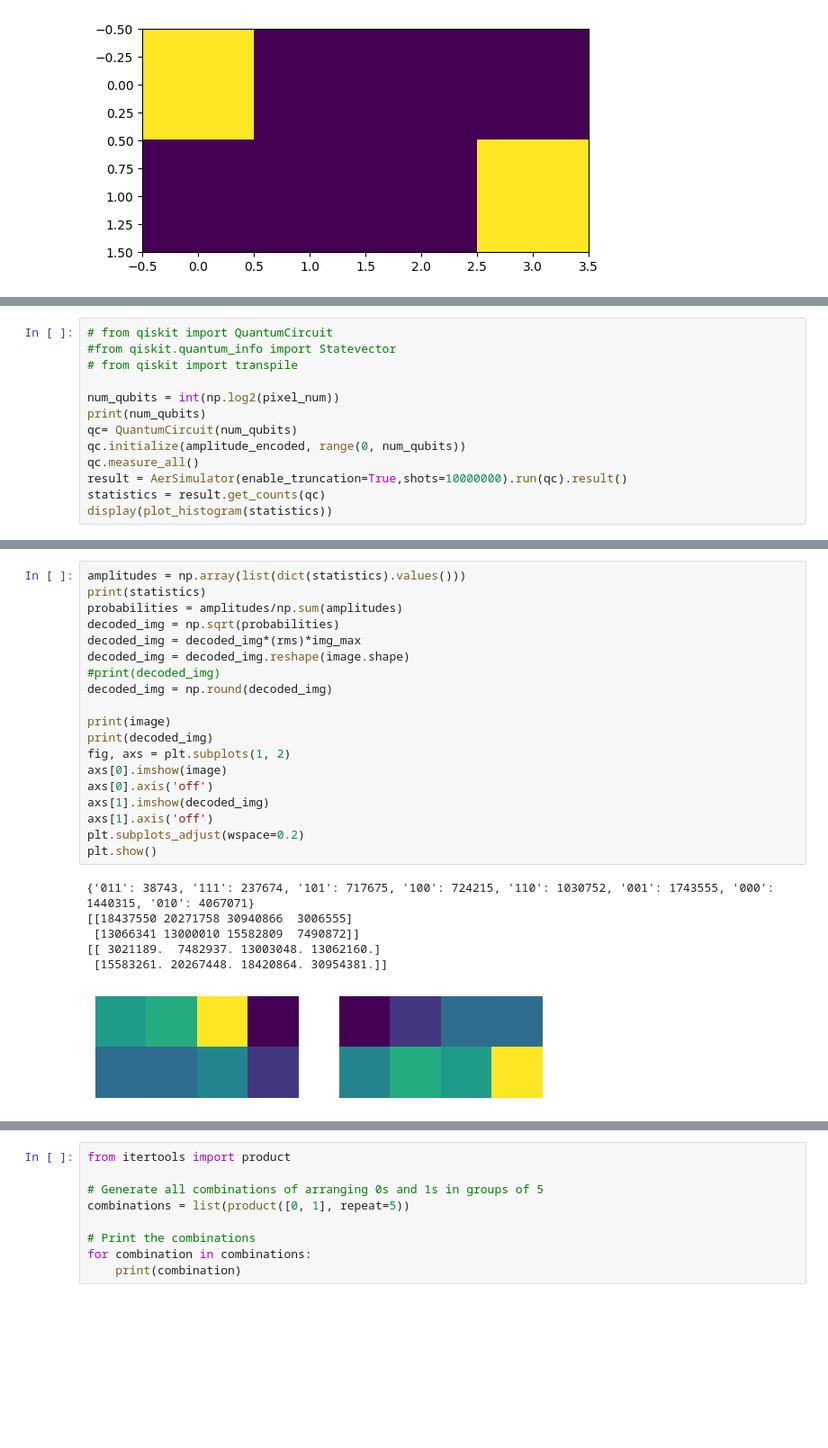
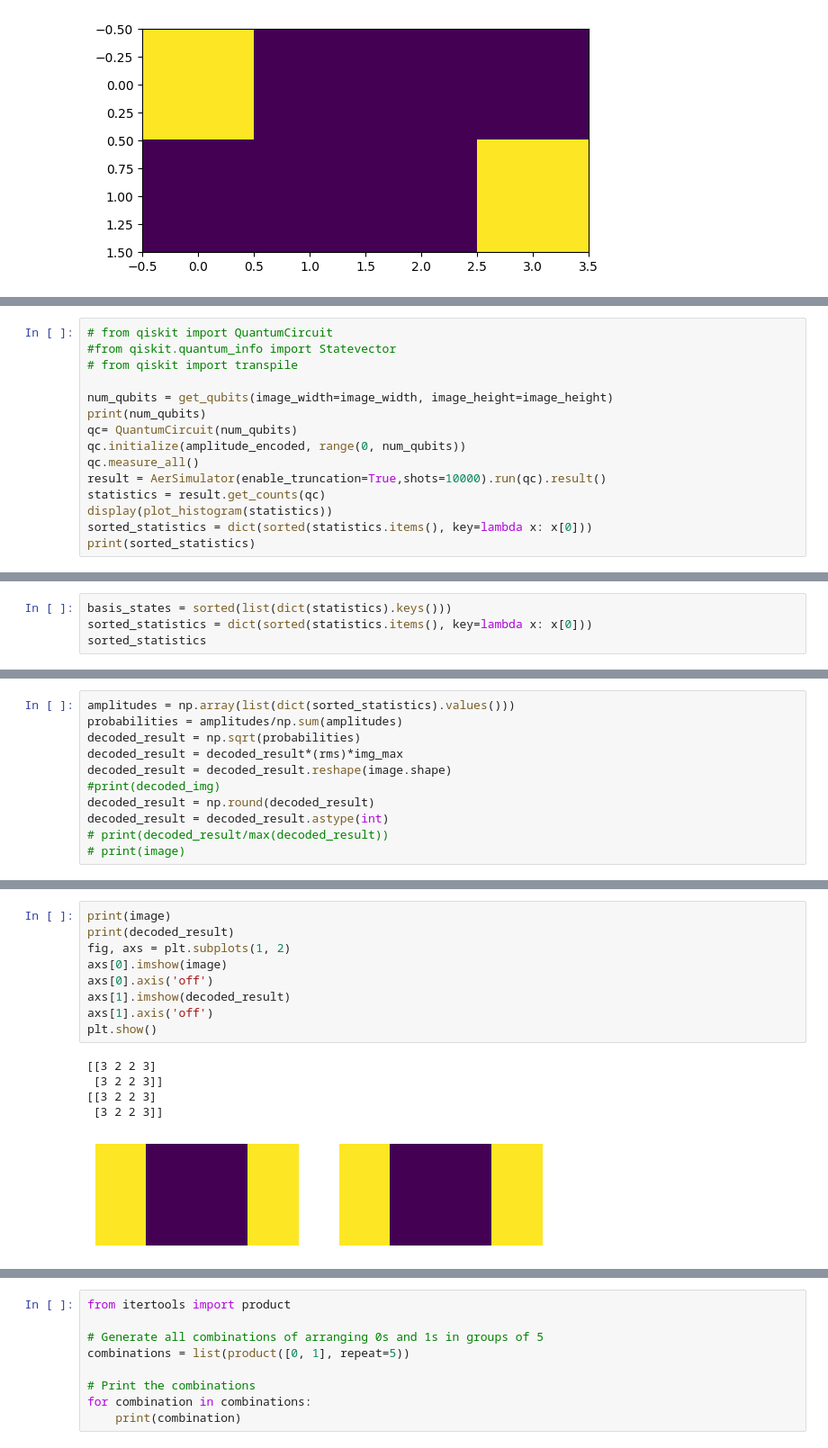
Before and after one commit to el-dAna/QC, a Jupyter notebook: hacathons/image_encoding.ipynb, the cells around one changed output, grey strips where cells are left out. Shown at 90% size. Saved outputs shown, nothing was run; the diff lists cells and outputs as text; blank space fills up the shorter version.

Commit message:
school session. Tried to encode  axb image. decoding worked as expected

```diff
--- a/hacathons/image_encoding.ipynb
+++ b/hacathons/image_encoding.ipynb
@@ -124,12 +143,14 @@ Sum of pixel values to initialse qubits to sum to: 0.9999999999999998
 #from qiskit.quantum_info import Statevector
 # from qiskit import transpile
 
-num_qubits = int(np.log2(pixel_num))
+num_qubits = get_qubits(image_width=image_width, image_height=image_height)
 print(num_qubits)
 qc= QuantumCircuit(num_qubits)
 qc.initialize(amplitude_encoded, range(0, num_qubits))
 qc.measure_all()
-result = AerSimulator(enable_truncation=True,shots=10000000).run(qc).result()
+result = AerSimulator(enable_truncation=True,shots=10000).run(qc).result()
 statistics = result.get_counts(qc)
 display(plot_histogram(statistics))
+sorted_statistics = dict(sorted(statistics.items(), key=lambda x: x[0]))
+print(sorted_statistics)
 # %% [output]
@@ -137,0 +159,4 @@ display(plot_histogram(statistics))
+# %%
+basis_states = sorted(list(dict(statistics).keys()))
+sorted_statistics = dict(sorted(statistics.items(), key=lambda x: x[0]))
+sorted_statistics
@@ -137,0 +172,11 @@ display(plot_histogram(statistics))
+# %%
+amplitudes = np.array(list(dict(sorted_statistics).values()))
+probabilities = amplitudes/np.sum(amplitudes)
+decoded_result = np.sqrt(probabilities)
+decoded_result = decoded_result*(rms)*img_max
+decoded_result = decoded_result.reshape(image.shape)
+#print(decoded_img)
+decoded_result = np.round(decoded_result)
+decoded_result = decoded_result.astype(int)
+# print(decoded_result/max(decoded_result))
+# print(image)
@@ -138,26 +201,15 @@ display(plot_histogram(statistics))
 # %%
-amplitudes = np.array(list(dict(statistics).values()))
-print(statistics)
-probabilities = amplitudes/np.sum(amplitudes)
-decoded_img = np.sqrt(probabilities)
-decoded_img = decoded_img*(rms)*img_max
-decoded_img = decoded_img.reshape(image.shape)
-#print(decoded_img)
-decoded_img = np.round(decoded_img)
-
 print(image)
-print(decoded_img)
+print(decoded_result)
 fig, axs = plt.subplots(1, 2)
 axs[0].imshow(image)
 axs[0].axis('off')
-axs[1].imshow(decoded_img)
+axs[1].imshow(decoded_result)
 axs[1].axis('off')
-plt.subplots_adjust(wspace=0.2)
 plt.show()
 # %% [output]
-{'011': 38743, '111': 237674, '101': 717675, '100': 724215, '110': 1030752, '001': 1743555, '000': 1440315, '010': 4067071}
-[[18437550 20271758 30940866  3006555]
- [13066341 13000010 15582809  7490872]]
-[[ 3021189.  7482937. 13003048. 13062160.]
- [15583261. 20267448. 18420864. 30954381.]]
+[[3 2 2 3]
+ [3 2 2 3]]
+[[3 2 2 3]
+ [3 2 2 3]]
-[figure, old version]
+[figure, new version]
```
Also changed, not shown: parts of 6 cells of this notebook.
